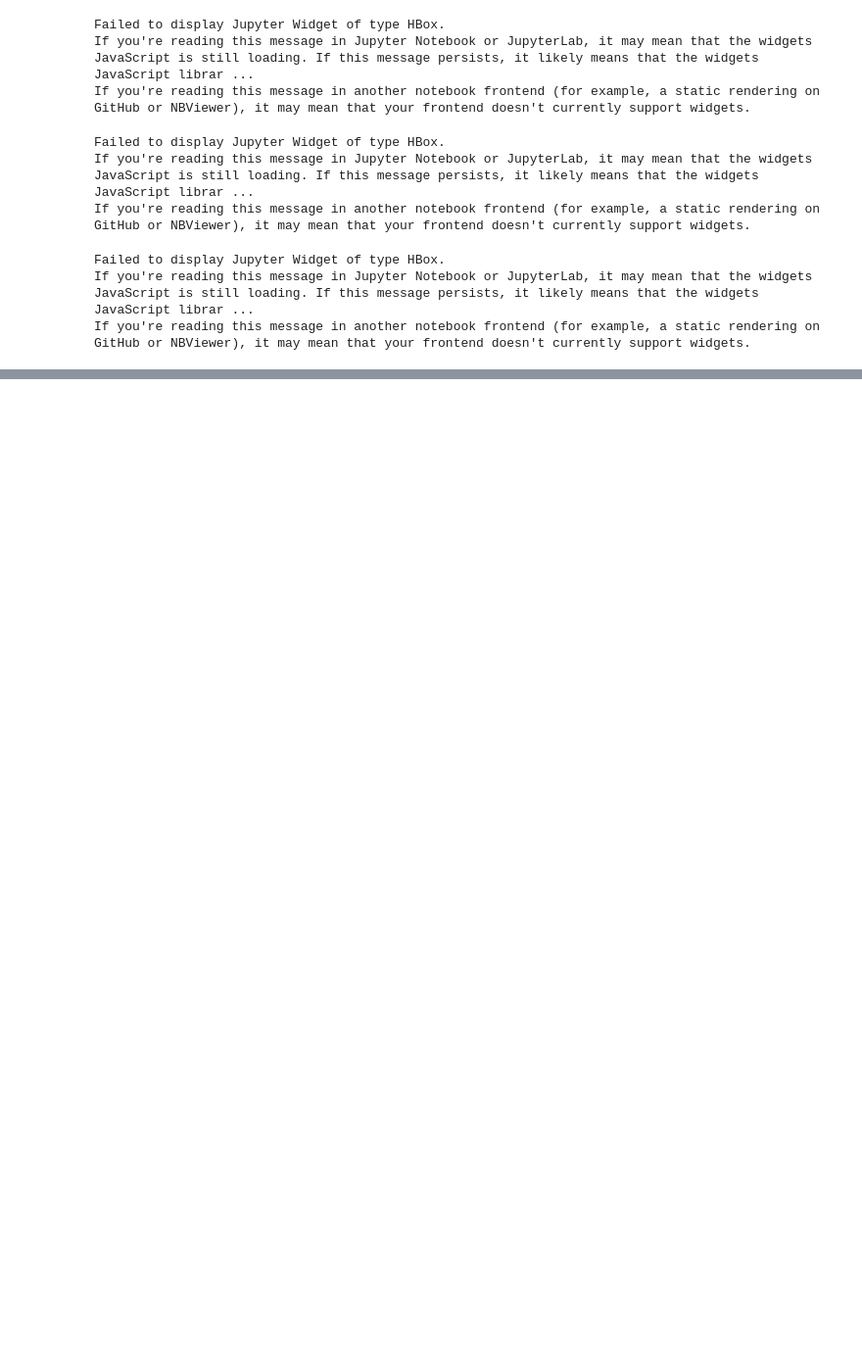
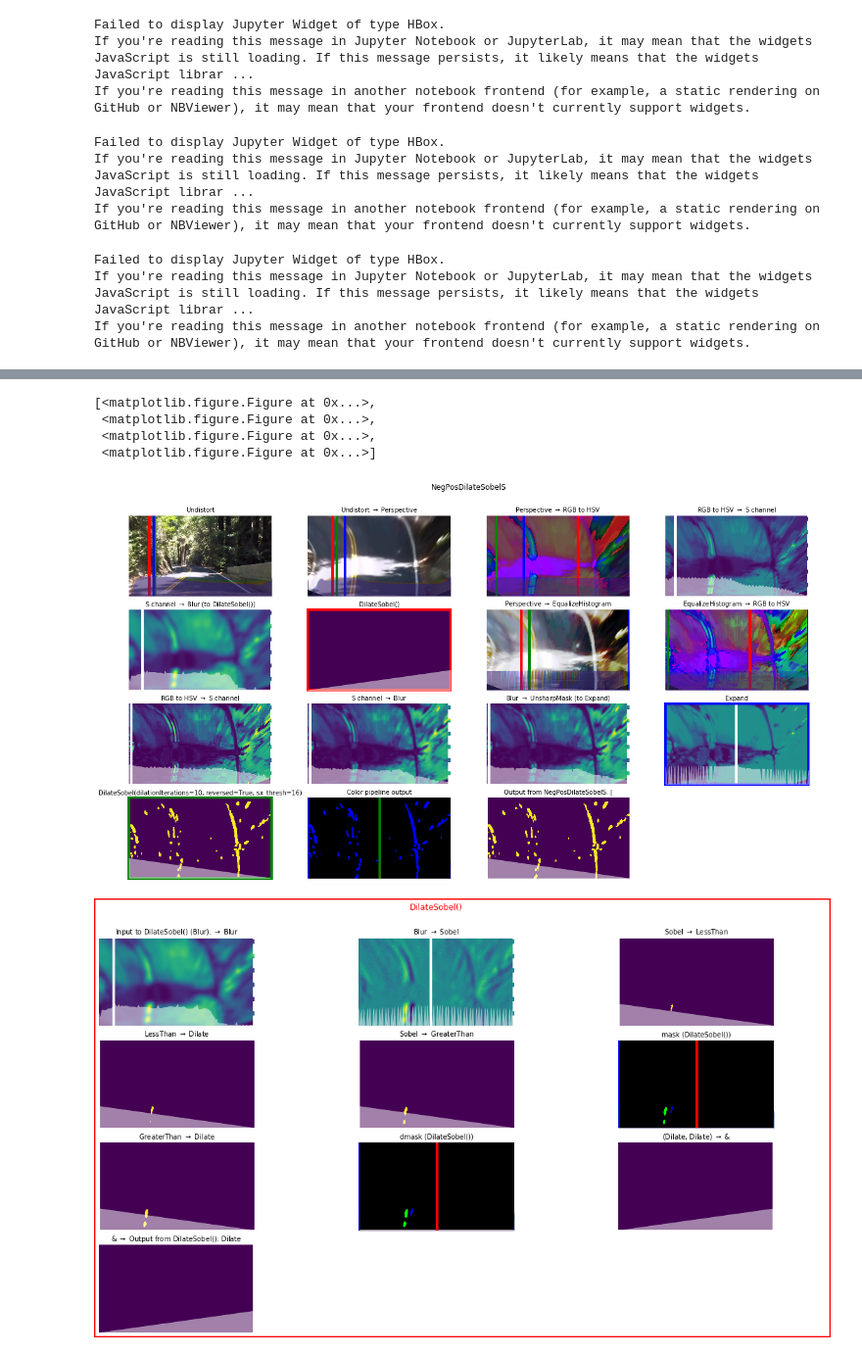
Before and after one commit to tsbertalan/laneLines, a Jupyter notebook: Evaluating HSV.ipynb, the cells around one changed output, grey strips where cells are left out. Shown at 98% size. Drawn from its saved outputs; the diff is of its cells as text; code cells hidden in the pictures; blank space fills up the shorter version.

```diff
--- a/Evaluating HSV.ipynb
+++ b/Evaluating HSV.ipynb
@@ -114,0 +169,26 @@ hsvshow.showMembers(
+# %%
+class NegPosDilateSobelS(Pipeline):
+
+    def __init__(self, **kwargs):
+        super().__init__(**kwargs)
+        undistort = Undistort(self.input)
+        perspective = Perspective(undistort)
+
+        hsv = CvtColor(perspective, cv2.COLOR_RGB2HSV)
+        s = Blur(ColorSplit(hsv, 1), 97)
+        spos = DilateSobel(s)
+
+        eq = CvtColor(EqualizeHistogram(perspective), cv2.COLOR_RGB2HSV)
+        seq = ColorSplit(eq, 1)
+        sharpened = UnsharpMask(Blur(seq, ksize=33))
+        expanded = Expand(sharpened, power=6)
+        sneg = DilateSobel(AsType(expanded, 'uint8', scaleUintTo255=True), reversed=True, dilationIterations=10, sx_thresh=16)
+
+        self.output = spos | sneg
+        zero = spos*0; zero.hidden = True
+        self.constructColorOutpout(zero, spos, sneg)
+
+        self.includeInMultistep([
+            undistort, perspective, hsv, eq, s, s.parent(), seq, spos, sneg, sharpened, sharpened.parent(), expanded
+        ])
+negPosDilateSobelS = NegPosDilateSobelS()
@@ -114,0 +211,13 @@ hsvshow.showMembers(
+# %%
+negPosDilateSobelS.showMembers(
+    subplotKwargs=dict(figsize=(16,9)),
+    wspace=0, showMultistepParents=True,
+    histogramOverlayAlpha=.5,
+)
+# %% [output]
+[<matplotlib.figure.Figure at 0x...>,
+ <matplotlib.figure.Figure at 0x...>,
+ <matplotlib.figure.Figure at 0x...>,
+ <matplotlib.figure.Figure at 0x...>]
+[figure, added]
+[figure, added]
```
Also changed, not shown: parts of 17 cells of this notebook, 5 other files.
